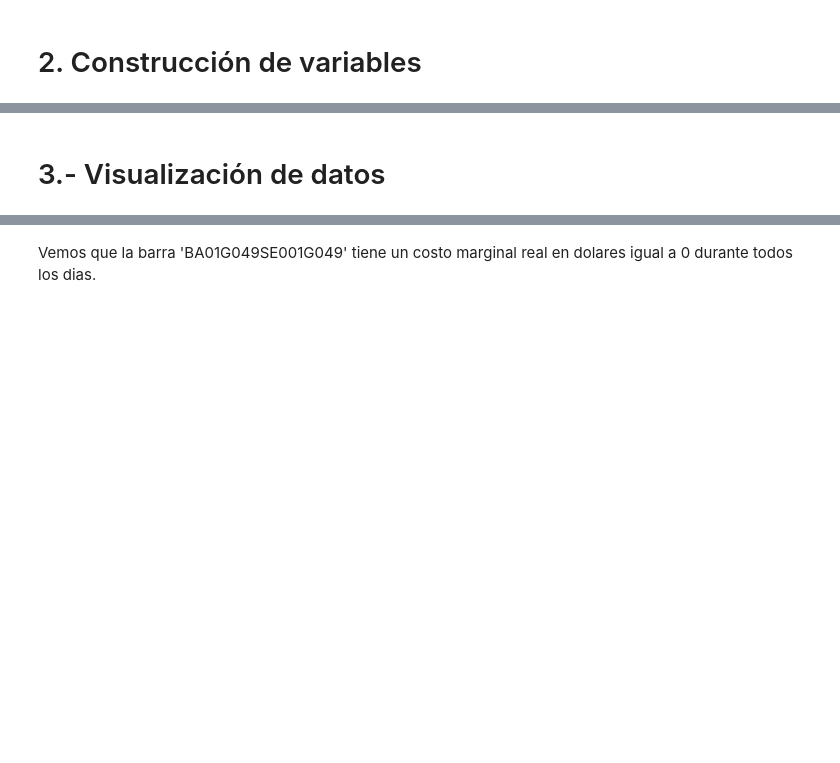
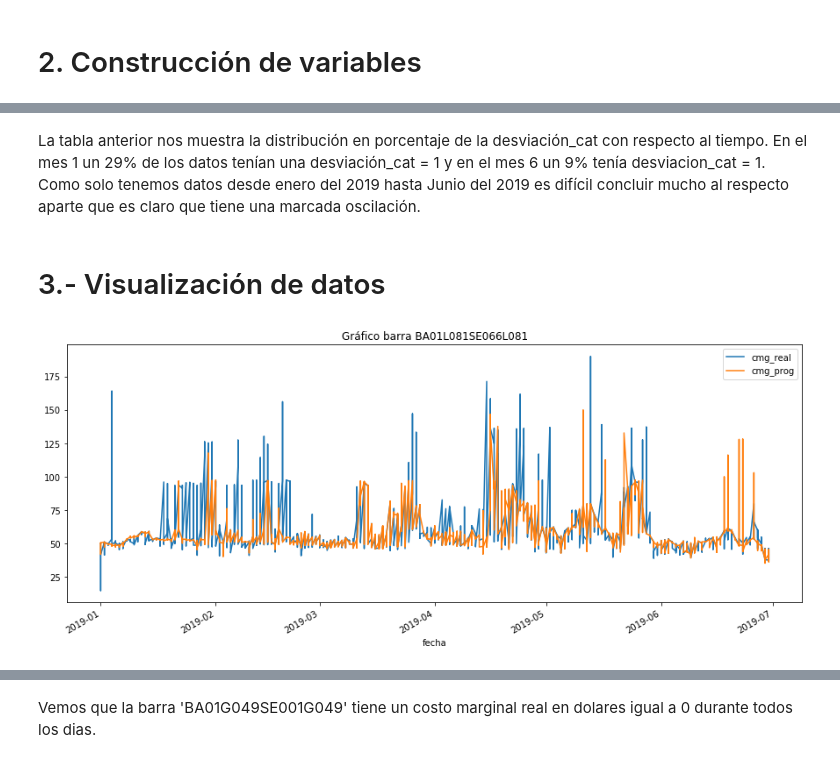
Before and after one commit to xaerincl/Spike-Energia, a Jupyter notebook: Desafio.ipynb, the cells around one changed output, grey strips where cells are left out. Drawn from its saved outputs; the diff is of its cells as text; code cells hidden in the pictures; blank space fills up the shorter version.

```diff
--- a/Desafio.ipynb
+++ b/Desafio.ipynb
@@ -259,3 +276,5 @@ costo_marginal.describe()
+# %% [markdown]
+La tabla anterior nos muestra la distribución en porcentaje de la desviación_cat con respecto al tiempo. En el mes 1 un 29% de los datos tenían una desviación_cat = 1 y en el mes 6 un 9% tenía desviacion_cat = 1. Como solo tenemos datos desde enero del 2019 hasta Junio del 2019 es difícil concluir mucho al respecto aparte que es claro que tiene una marcada oscilación.
 # %% [markdown]
 # 3.- Visualización de datos
 # %%
@@ -273,4 +292,9 @@ def time_plot_costo_barra(codigo_barra, fecha_inicial, fecha_final):
     #return df_barra
+# %%
+# de inicio a fin de los datos
+time_plot_costo_barra('BA01L081SE066L081', '2019-01-01', '2019-10-10')
+# %% [output]
+[figure, added]
 # %%
 time_plot_costo_barra('BA01L081SE066L081', '2019-04-06', '2019-10-10')
 # %% [output]
```
Also changed, not shown: parts of 106 cells of this notebook.
